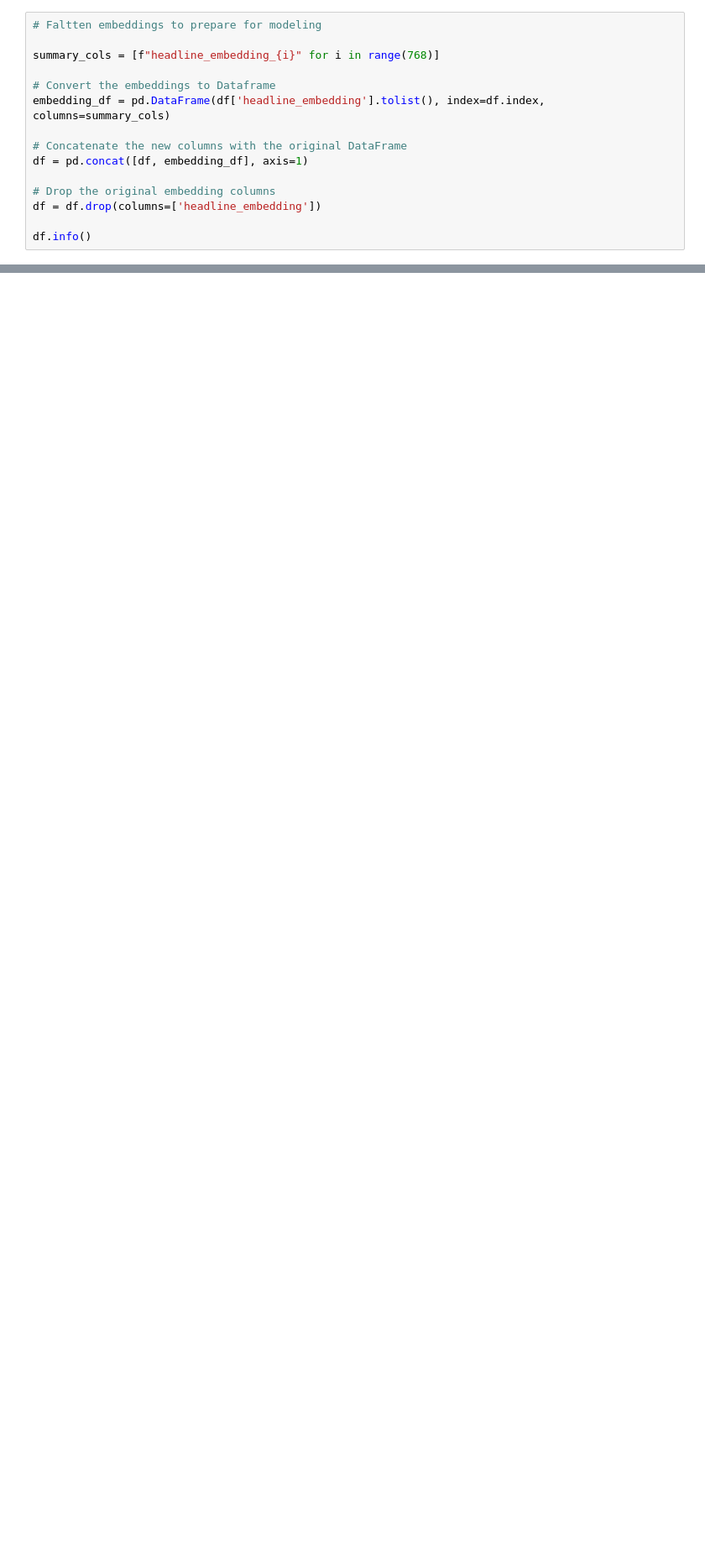
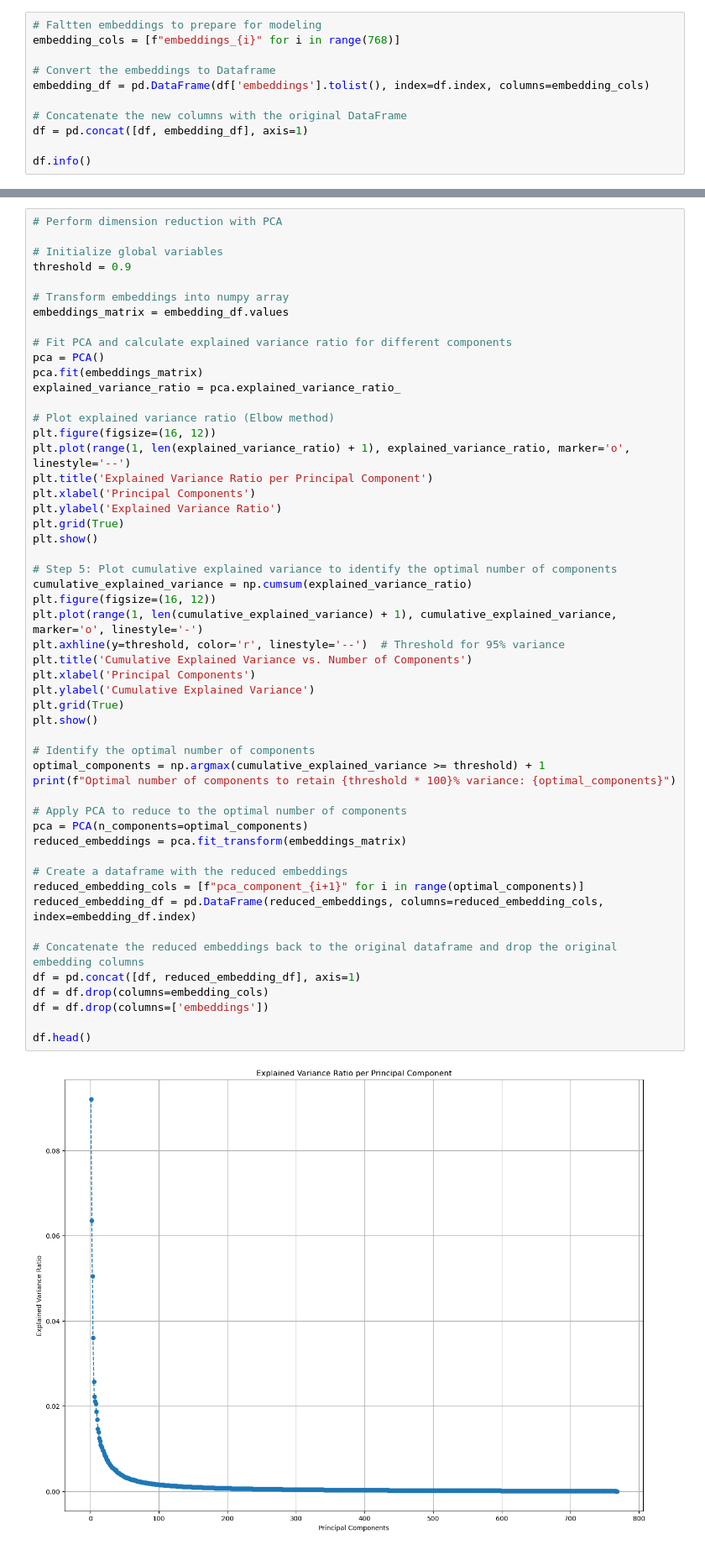
Before and after one commit to cjw612/News_Category_Classification, a Jupyter notebook: Classifcation.ipynb, the cells around one changed output, grey strips where cells are left out. Shown at 84% size. Cells and saved outputs as stored; diff of their text form; blank space fills up the shorter version.

```diff
--- a/Classifcation.ipynb
+++ b/Classifcation.ipynb
@@ -27,18 +29,14 @@ dtypes: object(4)
 memory usage: 8.0+ MB
 # %%
 # Faltten embeddings to prepare for modeling
-
-summary_cols = [f"headline_embedding_{i}" for i in range(768)]
+embedding_cols = [f"embeddings_{i}" for i in range(768)]
 
 # Convert the embeddings to Dataframe
-embedding_df = pd.DataFrame(df['headline_embedding'].tolist(), index=df.index, columns=summary_cols)
+embedding_df = pd.DataFrame(df['embeddings'].tolist(), index=df.index, columns=embedding_cols)
 
 # Concatenate the new columns with the original DataFrame
 df = pd.concat([df, embedding_df], axis=1)
 
-# Drop the original embedding columns
-df = df.drop(columns=['headline_embedding'])
-
 df.info()
 # %% [output]
 <class 'pandas.core.frame.DataFrame'>
@@ -48,0 +47,54 @@ memory usage: 617.3+ MB
+# %%
+# Perform dimension reduction with PCA
+
+# Initialize global variables
+threshold = 0.9
+
+# Transform embeddings into numpy array
+embeddings_matrix = embedding_df.values
+
+# Fit PCA and calculate explained variance ratio for different components
+pca = PCA()
+pca.fit(embeddings_matrix)
+explained_variance_ratio = pca.explained_variance_ratio_
+
+# Plot explained variance ratio (Elbow method)
+plt.figure(figsize=(16, 12))
+plt.plot(range(1, len(explained_variance_ratio) + 1), explained_variance_ratio, marker='o', linestyle='--')
+plt.title('Explained Variance Ratio per Principal Component')
+plt.xlabel('Principal Components')
+plt.ylabel('Explained Variance Ratio')
+plt.grid(True)
+plt.show()
+
+# Step 5: Plot cumulative explained variance to identify the optimal number of components
+cumulative_explained_variance = np.cumsum(explained_variance_ratio)
+plt.figure(figsize=(16, 12))
+plt.plot(range(1, len(cumulative_explained_variance) + 1), cumulative_explained_variance, marker='o', linestyle='-')
+plt.axhline(y=threshold, color='r', linestyle='--')  # Threshold for 95% variance
+plt.title('Cumulative Explained Variance vs. Number of Components')
+plt.xlabel('Principal Components')
+plt.ylabel('Cumulative Explained Variance')
+plt.grid(True)
+plt.show()
+
+# Identify the optimal number of components
+optimal_components = np.argmax(cumulative_explained_variance >= threshold) + 1
+print(f"Optimal number of components to retain {threshold * 100}% variance: {optimal_components}")
+
+# Apply PCA to reduce to the optimal number of components
+pca = PCA(n_components=optimal_components)
+reduced_embeddings = pca.fit_transform(embeddings_matrix)
+
+# Create a dataframe with the reduced embeddings
+reduced_embedding_cols = [f"pca_component_{i+1}" for i in range(optimal_components)]
+reduced_embedding_df = pd.DataFrame(reduced_embeddings, columns=reduced_embedding_cols, index=embedding_df.index)
+
+# Concatenate the reduced embeddings back to the original dataframe and drop the original embedding columns
+df = pd.concat([df, reduced_embedding_df], axis=1)
+df = df.drop(columns=embedding_cols)
+df = df.drop(columns=['embeddings'])
+
+df.head()
+# %% [output]
+[figure, added]
```
Also changed, not shown: parts of 9 cells of this notebook.
